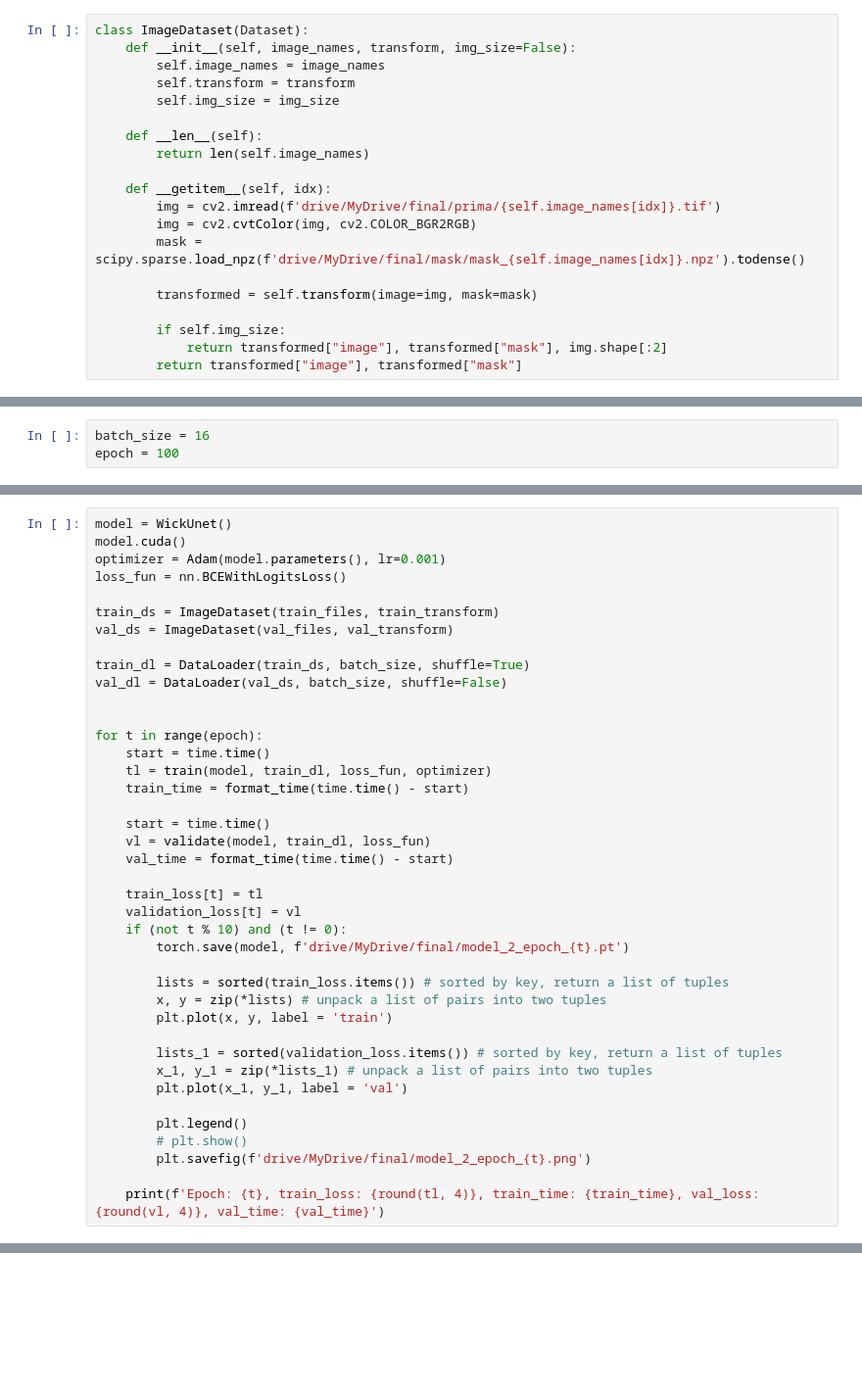
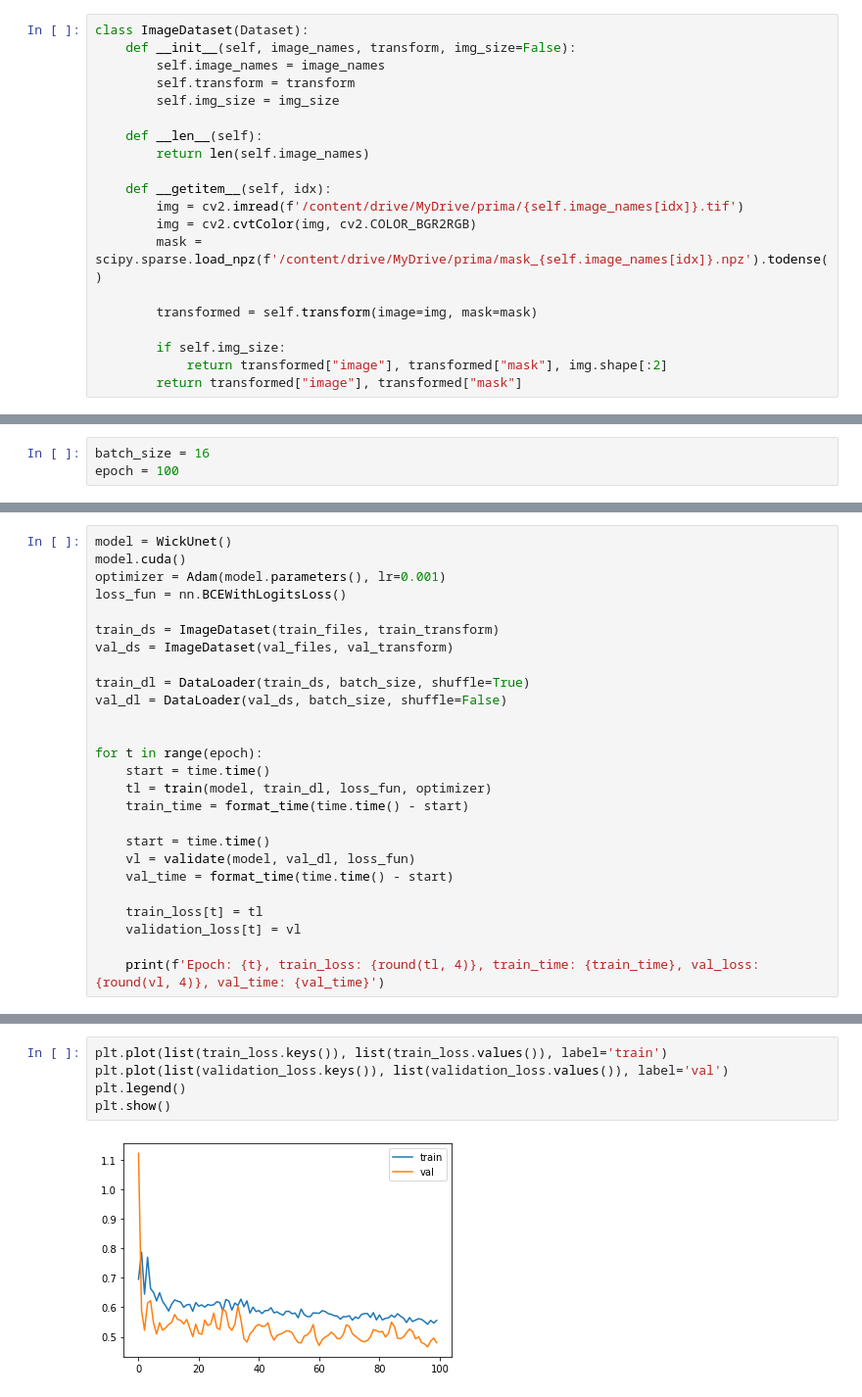
Before and after one commit to kguo8/dl_final_project, a Jupyter notebook: experiments/experiment_2.ipynb, the cells around one changed output, grey strips where cells are left out. Shown at 98% size. Drawn from its saved outputs; the diff is of its cells as text; blank space fills up the shorter version.

```diff
--- a/experiments/experiment_2.ipynb
+++ b/experiments/experiment_2.ipynb
@@ -76,9 +83,9 @@ class ImageDataset(Dataset):
         return len(self.image_names)
 
     def __getitem__(self, idx):
-        img = cv2.imread(f'drive/MyDrive/final/prima/{self.image_names[idx]}.tif')
+        img = cv2.imread(f'/content/drive/MyDrive/prima/{self.image_names[idx]}.tif')
         img = cv2.cvtColor(img, cv2.COLOR_BGR2RGB)
-        mask = scipy.sparse.load_npz(f'drive/MyDrive/final/mask/mask_{self.image_names[idx]}.npz').todense()
+        mask = scipy.sparse.load_npz(f'/content/drive/MyDrive/prima/mask_{self.image_names[idx]}.npz').todense()
 
         transformed = self.transform(image=img, mask=mask)
 
@@ -205,25 +216,11 @@ for t in range(epoch):
     train_time = format_time(time.time() - start)
 
     start = time.time()
-    vl = validate(model, train_dl, loss_fun)
+    vl = validate(model, val_dl, loss_fun)
     val_time = format_time(time.time() - start)
 
     train_loss[t] = tl
     validation_loss[t] = vl
-    if (not t % 10) and (t != 0):
-        torch.save(model, f'drive/MyDrive/final/model_2_epoch_{t}.pt')
-
-        lists = sorted(train_loss.items()) # sorted by key, return a list of tuples
-        x, y = zip(*lists) # unpack a list of pairs into two tuples
-        plt.plot(x, y, label = 'train')
-
-        lists_1 = sorted(validation_loss.items()) # sorted by key, return a list of tuples
-        x_1, y_1 = zip(*lists_1) # unpack a list of pairs into two tuples
-        plt.plot(x_1, y_1, label = 'val')
-
-        plt.legend()
-        # plt.show()
-        plt.savefig(f'drive/MyDrive/final/model_2_epoch_{t}.png')
 
     print(f'Epoch: {t}, train_loss: {round(tl, 4)}, train_time: {train_time}, val_loss: {round(vl, 4)}, val_time: {val_time}')
 # %% [output]
@@ -269,0 +246,7 @@ files.download(f'drive/MyDrive/final/model_2.pt')
+# %%
+plt.plot(list(train_loss.keys()), list(train_loss.values()), label='train')
+plt.plot(list(validation_loss.keys()), list(validation_loss.values()), label='val')
+plt.legend()
+plt.show()
+# %% [output]
+[figure, added]
```
Also changed, not shown: parts of 13 cells of this notebook.
